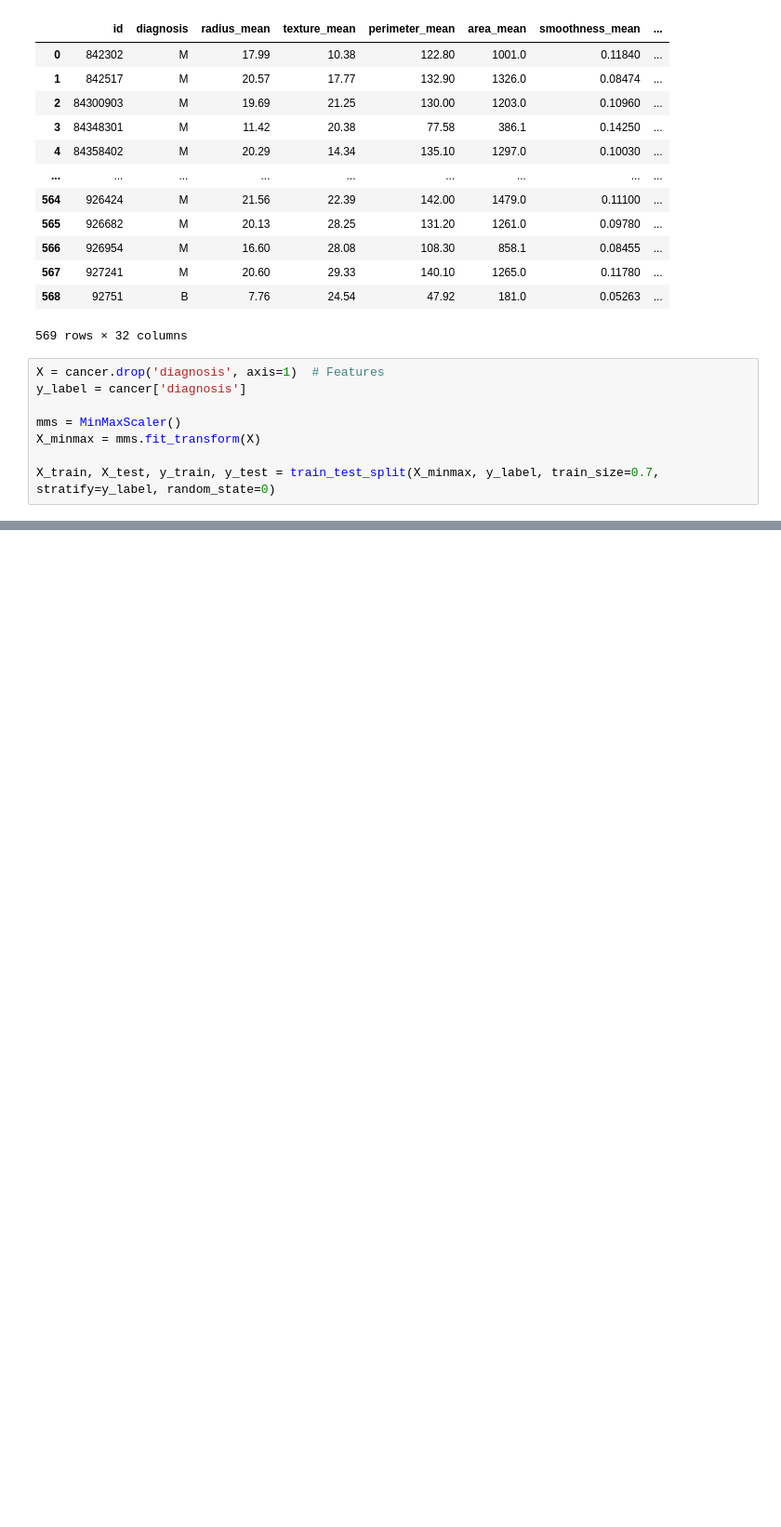
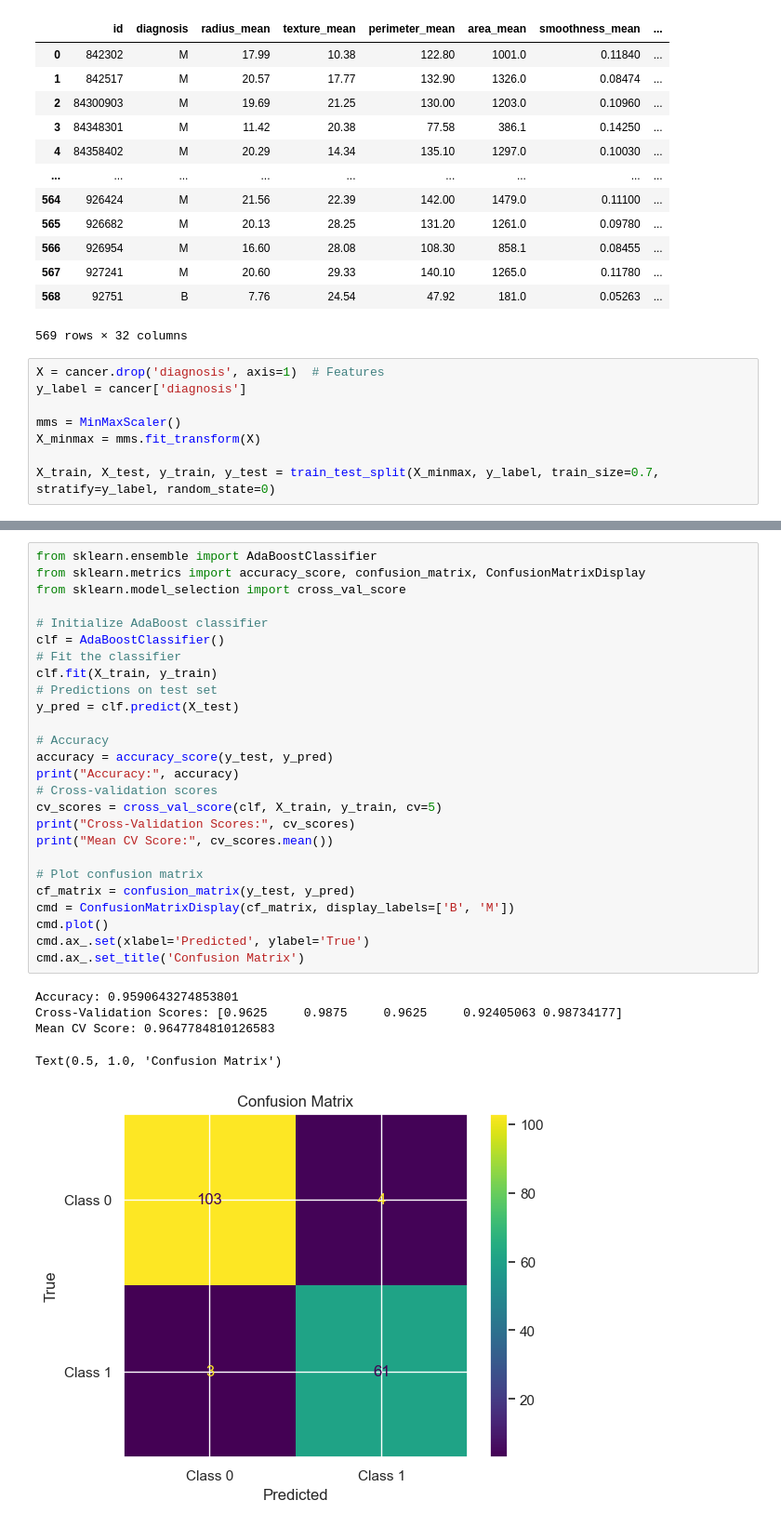
Before and after one commit to vern3432/DSE3002_Varano_Matt_Marcus_PF, a Jupyter notebook: Project 4 - Marcus Heisler.ipynb, the cells around one changed output, grey strips where cells are left out. Shown: that part at 93% size. Drawn from its saved outputs; the diff is of its cells as text; blank space fills up the shorter version.

```diff
--- a/Project 4 - Marcus Heisler.ipynb
+++ b/Project 4 - Marcus Heisler.ipynb
@@ -376,0 +69,32 @@ F1 Score: 0.9534796587428167
+# %%
+from sklearn.ensemble import AdaBoostClassifier
+from sklearn.metrics import accuracy_score, confusion_matrix, ConfusionMatrixDisplay
+from sklearn.model_selection import cross_val_score
+
+# Initialize AdaBoost classifier
+clf = AdaBoostClassifier()
+# Fit the classifier
+clf.fit(X_train, y_train)
+# Predictions on test set
+y_pred = clf.predict(X_test)
+
+# Accuracy
+accuracy = accuracy_score(y_test, y_pred)
+print("Accuracy:", accuracy)
+# Cross-validation scores
+cv_scores = cross_val_score(clf, X_train, y_train, cv=5)
+print("Cross-Validation Scores:", cv_scores)
+print("Mean CV Score:", cv_scores.mean())
+
+# Plot confusion matrix
+cf_matrix = confusion_matrix(y_test, y_pred)
+cmd = ConfusionMatrixDisplay(cf_matrix, display_labels=['B', 'M'])
+cmd.plot()
+cmd.ax_.set(xlabel='Predicted', ylabel='True')
+cmd.ax_.set_title('Confusion Matrix')
+# %% [output]
+Accuracy: 0.9590643274853801
+Cross-Validation Scores: [0.9625     0.9875     0.9625     0.92405063 0.98734177]
+Mean CV Score: 0.9647784810126583
+Text(0.5, 1.0, 'Confusion Matrix')
+[figure, added]
```
Also changed, not shown: parts of 8 cells of this notebook.
